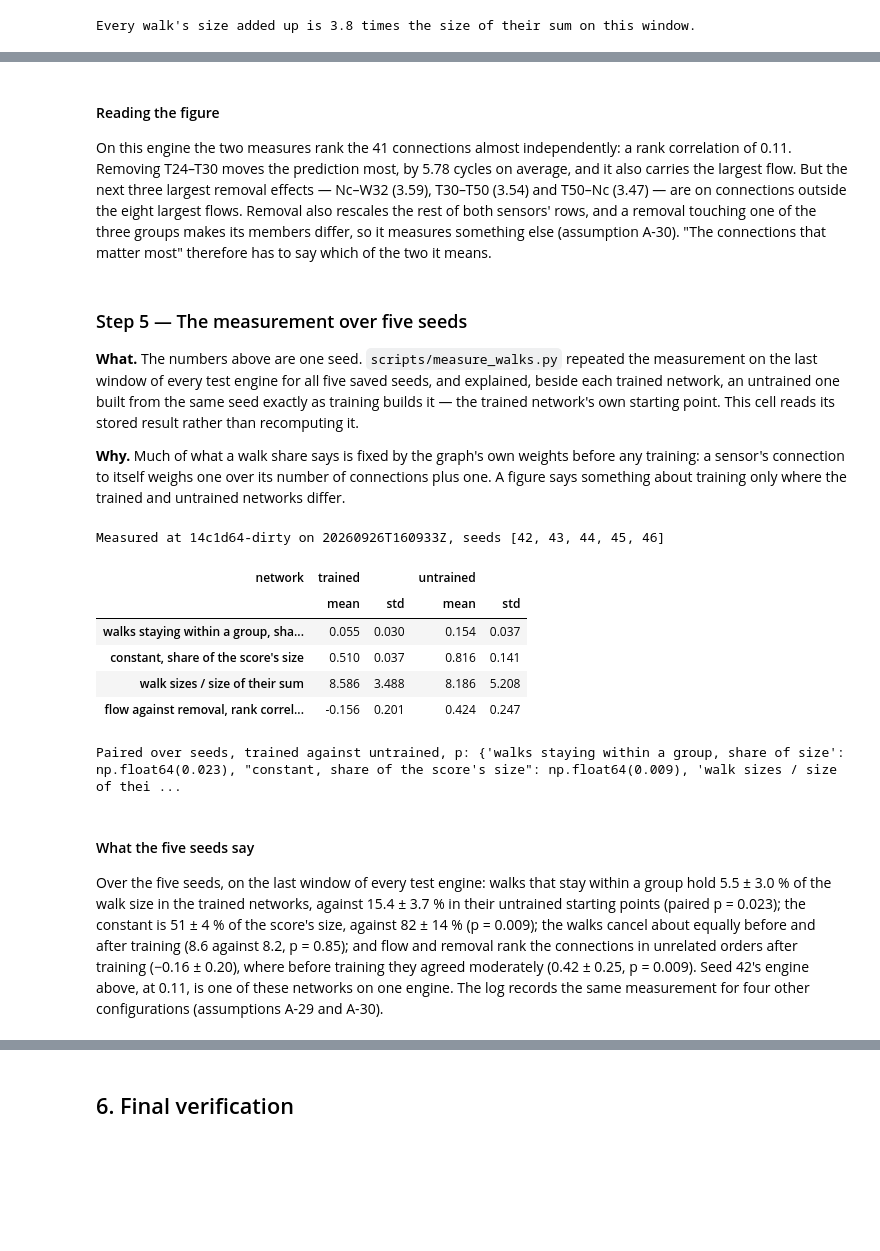
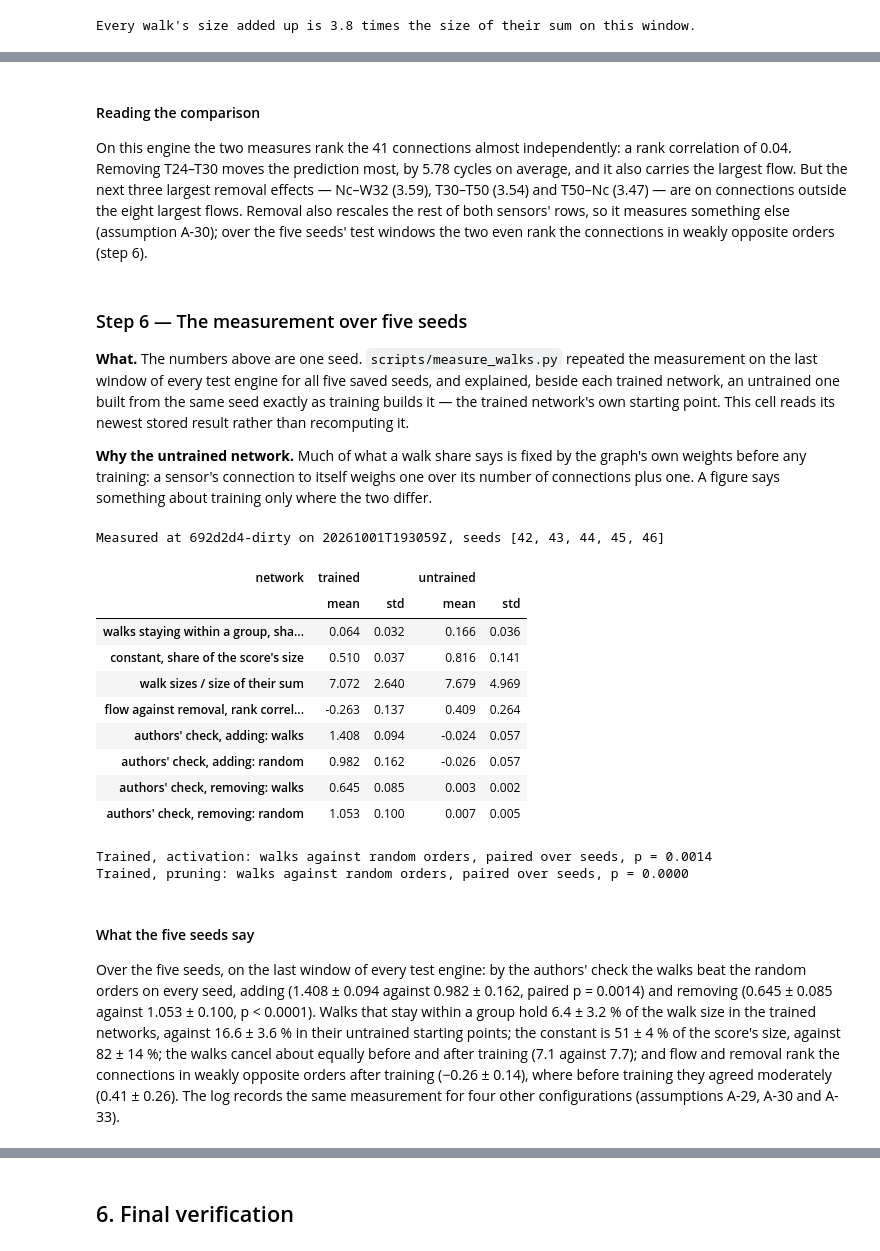
Before and after one commit to AminDaryan/Thesis-GNN-RUL-XAI, a Jupyter notebook: notebooks/xai/03_walks_fd001.ipynb, the cells around one changed output, grey strips where cells are left out. Saved outputs shown, nothing was run; the diff lists cells and outputs as text; code cells hidden in the pictures; blank space fills up the shorter version.

```diff
--- a/notebooks/xai/03_walks_fd001.ipynb
+++ b/notebooks/xai/03_walks_fd001.ipynb
@@ -364,49 +426,59 @@ Largest average removal effects, cycles:
 | T30-Ps30 | 3.16 |
 | T30-phi | 2.93 |
 # %% [markdown]
-#### Reading the figure
+#### Reading the comparison
 
-On this engine the two measures rank the 41 connections almost independently: a rank correlation of 0.11. Removing T24–T30 moves the prediction most, by 5.78 cycles on average, and it also carries the largest flow. But the next three largest removal effects — Nc–W32 (3.59), T30–T50 (3.54) and T50–Nc (3.47) — are on connections outside the eight largest flows. Removal also rescales the rest of both sensors' rows, and a removal touching one of the three groups makes its members differ, so it measures something else (assumption A-30). "The connections that matter most" therefore has to say which of the two it means.
+On this engine the two measures rank the 41 connections almost independently: a rank correlation of 0.04. Removing T24–T30 moves the prediction most, by 5.78 cycles on average, and it also carries the largest flow. But the next three largest removal effects — Nc–W32 (3.59), T30–T50 (3.54) and T50–Nc (3.47) — are on connections outside the eight largest flows. Removal also rescales the rest of both sensors' rows, so it measures something else (assumption A-30); over the five seeds' test windows the two even rank the connections in weakly opposite orders (step 6).
 # %% [markdown]
-### Step 5 — The measurement over five seeds
+### Step 6 — The measurement over five seeds
 
-**What.** The numbers above are one seed. `scripts/measure_walks.py` repeated the measurement on the last window of every test engine for all five saved seeds, and explained, beside each trained network, an untrained one built from the same seed exactly as training builds it — the trained network's own starting point. This cell reads its stored result rather than recomputing it.
+**What.** The numbers above are one seed. `scripts/measure_walks.py` repeated the measurement on the last window of every test engine for all five saved seeds, and explained, beside each trained network, an untrained one built from the same seed exactly as training builds it — the trained network's own starting point. This cell reads its newest stored result rather than recomputing it.
 
-**Why.** Much of what a walk share says is fixed by the graph's own weights before any training: a sensor's connection to itself weighs one over its number of connections plus one. A figure says something about training only where the trained and untrained networks differ.
+**Why the untrained network.** Much of what a walk share says is fixed by the graph's own weights before any training: a sensor's connection to itself weighs one over its number of connections plus one. A figure says something about training only where the two differ.
 # %%
 folders = sorted((run.path / "walks").glob("*/summary.json"))
 if not folders:
     raise FileNotFoundError(
         f"{run.name} has no walks/ folder. Make one with\n\n"
         f"    python scripts/measure_walks.py --run {run.name}\n"
     )
 measured = json.loads(folders[-1].read_text(encoding="utf-8"))
+assert measured["gammas"]["authors"] is None, "the newest measurement predates the authors' setting"
 per_seed = pd.read_csv(folders[-1].parent / "per_seed.csv")
 print(f"Measured at {measured['commit']} on {measured['finished_utc']}, seeds {measured['seeds']}")
 columns = {"stays_share_median": "walks staying within a group, share of size",
            "constant_share_median": "constant, share of the score's size",
            "cancellation_median": "walk sizes / size of their sum",
-           "removal_agreement": "flow against removal, rank correlation"}
+           "removal_agreement": "flow against removal, rank correlation",
+           "aufc_activation_GNN-LRP, walks": "authors' check, adding: walks",
+           "aufc_activation_random": "authors' check, adding: random",
+           "aufc_pruning_GNN-LRP, walks": "authors' check, removing: walks",
+           "aufc_pruning_random": "authors' check, removing: random"}
 table = per_seed.groupby("network")[list(columns)].agg(["mean", "std"]).T.unstack()
 table.index = [columns[i] for i in table.index]
 display(table.round(3))
-paired = {key: stats.ttest_rel(per_seed[per_seed.network == "trained"].sort_values("seed")[key],
-                               per_seed[per_seed.network == "untrained"].sort_values("seed")[key]).pvalue
-          for key in columns}
-print("Paired over seeds, trained against untrained, p:", {columns[k]: round(v, 3) for k, v in paired.items()})
+trained = per_seed[per_seed.network == "trained"].sort_values("seed")
+for task in ("activation", "pruning"):
+    p = stats.ttest_rel(trained[f"aufc_{task}_GNN-LRP, walks"], trained[f"aufc_{task}_random"]).pvalue
+    print(f"Trained, {task}: walks against random orders, paired over seeds, p = {p:.4f}")
 # %% [output]
-Measured at 14c1d64-dirty on 20260926T160933Z, seeds [42, 43, 44, 45, 46]
+Measured at 692d2d4-dirty on 20261001T193059Z, seeds [42, 43, 44, 45, 46]
 | network | trained |  | untrained |  |
 |  | mean | std | mean | std |
-| walks staying within a group, sha... | 0.055 | 0.030 | 0.154 | 0.037 |
+| walks staying within a group, sha... | 0.064 | 0.032 | 0.166 | 0.036 |
 | constant, share of the score's size | 0.510 | 0.037 | 0.816 | 0.141 |
-| walk sizes / size of their sum | 8.586 | 3.488 | 8.186 | 5.208 |
-| flow against removal, rank correl... | -0.156 | 0.201 | 0.424 | 0.247 |
+| walk sizes / size of their sum | 7.072 | 2.640 | 7.679 | 4.969 |
+| flow against removal, rank correl... | -0.263 | 0.137 | 0.409 | 0.264 |
+| authors' check, adding: walks | 1.408 | 0.094 | -0.024 | 0.057 |
+| authors' check, adding: random | 0.982 | 0.162 | -0.026 | 0.057 |
+| authors' check, removing: walks | 0.645 | 0.085 | 0.003 | 0.002 |
+| authors' check, removing: random | 1.053 | 0.100 | 0.007 | 0.005 |
-Paired over seeds, trained against untrained, p: {'walks staying within a group, share of size': np.float64(0.023), "constant, share of the score's size": np.float64(0.009), 'walk sizes / size of thei ...
+Trained, activation: walks against random orders, paired over seeds, p = 0.0014
+Trained, pruning: walks against random orders, paired over seeds, p = 0.0000
 # %% [markdown]
 #### What the five seeds say
 
-Over the five seeds, on the last window of every test engine: walks that stay within a group hold 5.5 ± 3.0 % of the walk size in the trained networks, against 15.4 ± 3.7 % in their untrained starting points (paired p = 0.023); the constant is 51 ± 4 % of the score's size, against 82 ± 14 % (p = 0.009); the walks cancel about equally before and after training (8.6 against 8.2, p = 0.85); and flow and removal rank the connections in unrelated orders after training (−0.16 ± 0.20), where before training they agreed moderately (0.42 ± 0.25, p = 0.009). Seed 42's engine above, at 0.11, is one of these networks on one engine. The log records the same measurement for four other configurations (assumptions A-29 and A-30).
+Over the five seeds, on the last window of every test engine: by the authors' check the walks beat the random orders on every seed, adding (1.408 ± 0.094 against 0.982 ± 0.162, paired p = 0.0014) and removing (0.645 ± 0.085 against 1.053 ± 0.100, p < 0.0001). Walks that stay within a group hold 6.4 ± 3.2 % of the walk size in the trained networks, against 16.6 ± 3.6 % in their untrained starting points; the constant is 51 ± 4 % of the score's size, against 82 ± 14 %; the walks cancel about equally before and after training (7.1 against 7.7); and flow and removal rank the connections in weakly opposite orders after training (−0.26 ± 0.14), where before training they agreed moderately (0.41 ± 0.26). The log records the same measurement for four other configurations (assumptions A-29, A-30 and A-33).
 # %% [markdown]
 ## 5. What walks do and do not show
 
```
Also changed, not shown: parts of 23 cells of this notebook, 17 other files.
